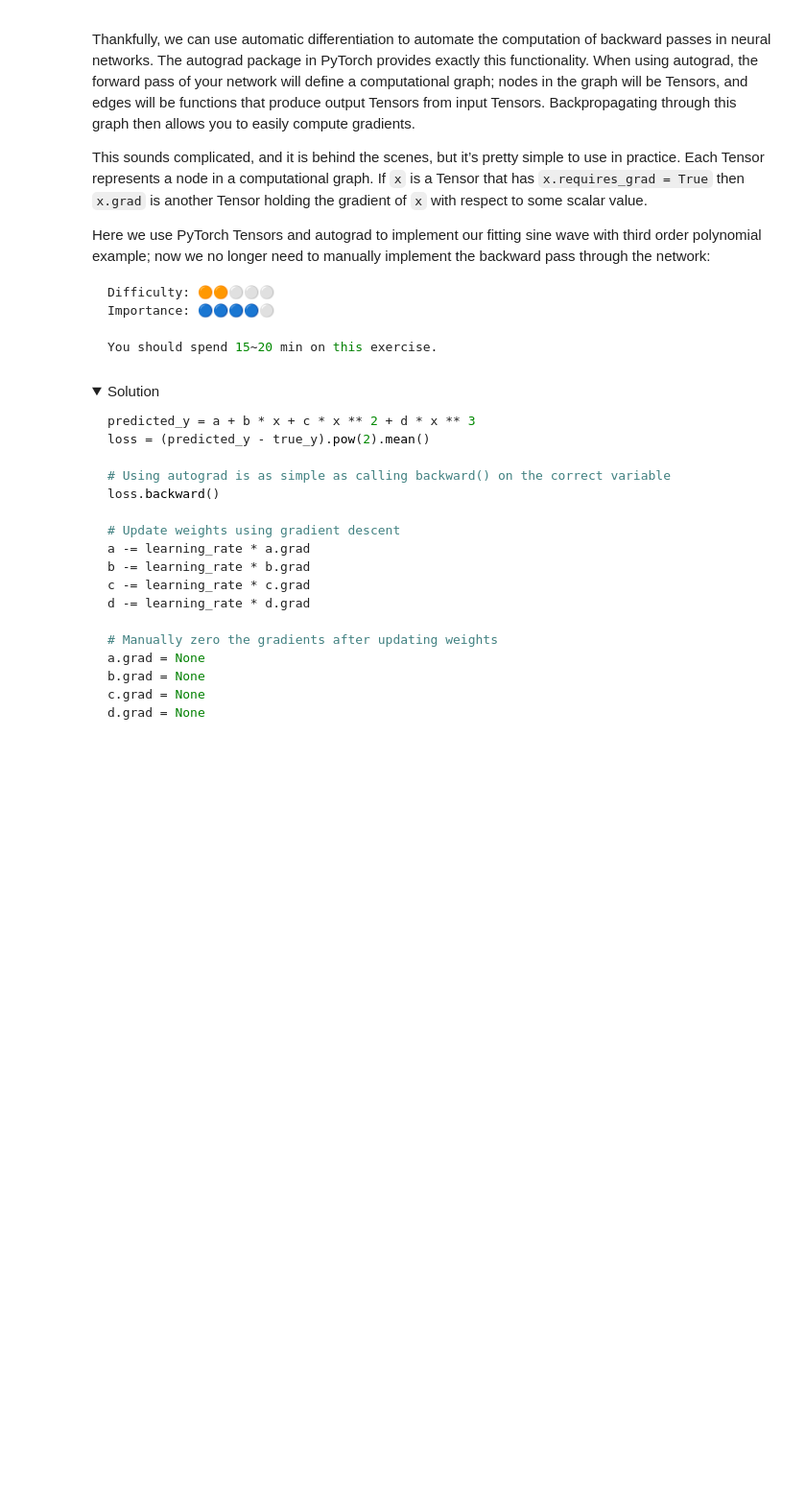
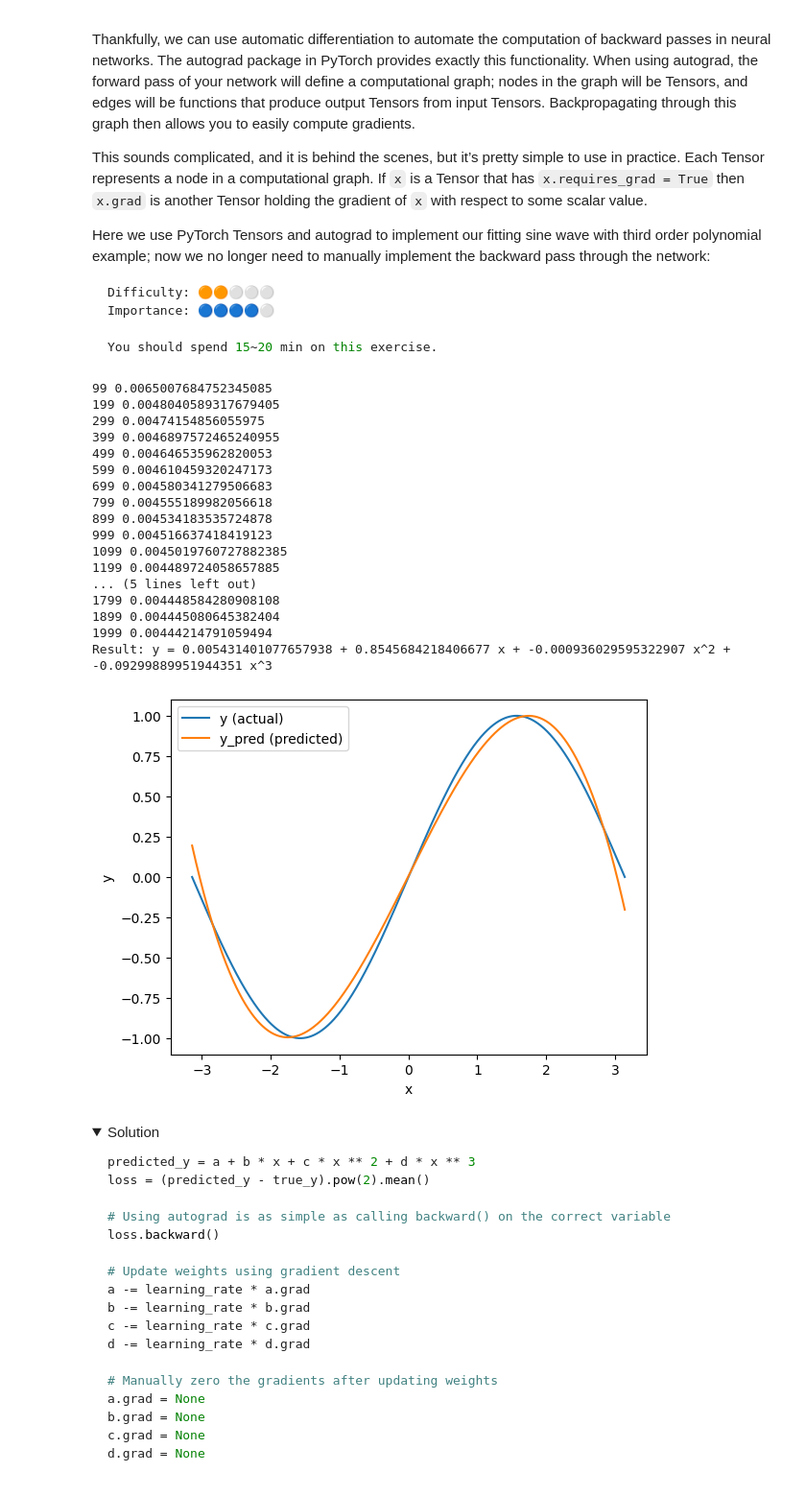
Before and after one commit to jwfiredragon/ml4good_colab, a Jupyter notebook: workshops/pytorch_tuto/pytorch_tuto.ipynb, the cells around one changed output. Shown at 96% size. Saved outputs shown, nothing was run; the diff lists cells and outputs as text; code cells hidden in the pictures; folded sections open; blank space fills up the shorter version.

```diff
--- a/workshops/pytorch_tuto/pytorch_tuto.ipynb
+++ b/workshops/pytorch_tuto/pytorch_tuto.ipynb
@@ -222,44 +272,63 @@ d = torch.randn((), requires_grad=True)
 
 learning_rate = 1e-3
 epochs = 2000
 for t in range(epochs):
     # Forward pass: compute predicted y using operations on Tensors. (same as above)
-    predicted_y = ...
+    predicted_y = a + b*x + c*(x**2) + d*(x**3)
 
     # Compute and print loss using operations on Tensors.
     # Now loss is a Tensor of shape (1,)
     # loss.item() gets the scalar value held in the loss.
-    loss = ...
+    loss = torch.mean((predicted_y - true_y)**2)
     if t % 100 == 99:
         print(t, loss.item())
 
     # Use autograd to compute the backward pass. This call will compute the
     # gradient of loss with respect to all Tensors with requires_grad=True.
     # After this call a.grad, b.grad. c.grad and d.grad will be Tensors holding
     # the gradient of the loss with respect to a, b, c, d respectively.
     # Hint: using autograd is as simple as calling .backward() on the correct variable.
-    ...
+    loss.backward()
 
     # Manually update weights using gradient descent. Wrap in torch.no_grad()
     # because weights have requires_grad=True, but we don't need to track this
     # in autograd.
     with torch.no_grad():
-        a -= ...
-        b -= ...
-        c -= ...
-        d -= ...
+        a -= learning_rate * a.grad
+        b -= learning_rate * b.grad
+        c -= learning_rate * c.grad
+        d -= learning_rate * d.grad
 
         # Manually zero the gradients after updating weights
         # You can assign None or torch.zeros_like(a)
-        a.grad = ...
-        b.grad = ...
-        c.grad = ...
-        d.grad = ...
+        a.grad = None
+        b.grad = None
+        c.grad = None
+        d.grad = None
 
 print(f"Result: y = {a.item()} + {b.item()} x + {c.item()} x^2 + {d.item()} x^3")
 
 # Check with the plot!
 plot(predicted_y.detach(), true_y, x)
+# %% [output]
+99 0.0065007684752345085
+199 0.0048040589317679405
+299 0.00474154856055975
+399 0.0046897572465240955
+499 0.004646535962820053
+599 0.004610459320247173
+699 0.004580341279506683
+799 0.004555189982056618
+899 0.004534183535724878
+999 0.004516637418419123
+1099 0.0045019760727882385
+1199 0.004489724058657885
+... (5 lines left out)
+1799 0.004448584280908108
+1899 0.004445080645382404
+1999 0.00444214791059494
+Result: y = 0.005431401077657938 + 0.8545684218406677 x + -0.000936029595322907 x^2 + -0.09299889951944351 x^3
+[figure, added]
 # %% [markdown]
 <details>
 <summary>Solution</summary>
```
Also changed, not shown: parts of 5 cells of this notebook.
